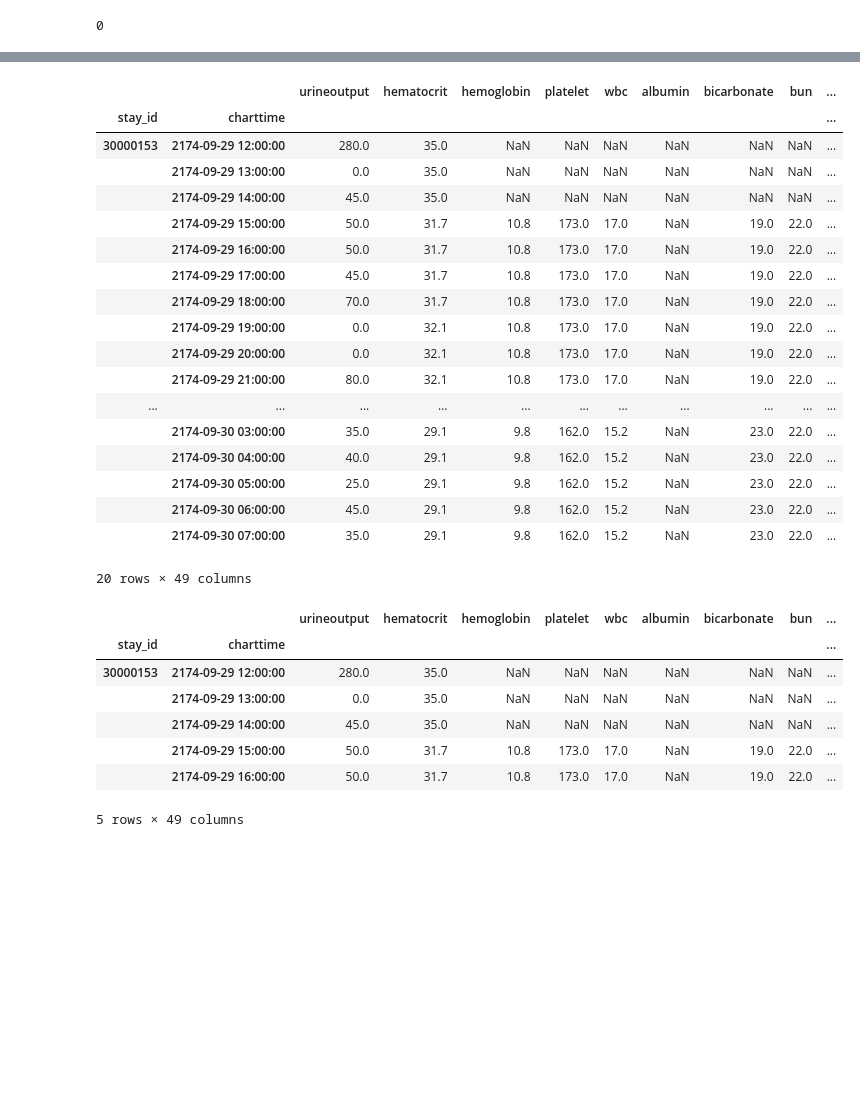
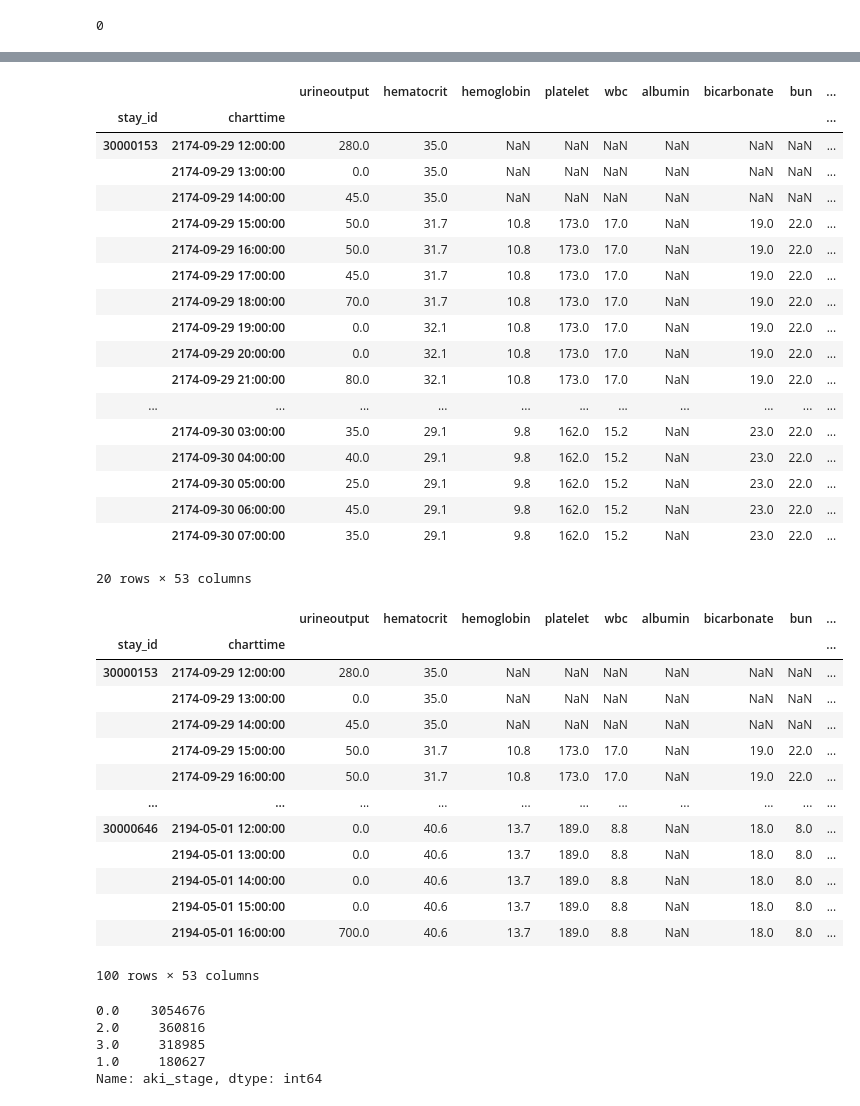
Before and after one commit to aegis301/MIMICTimeSeries, a Jupyter notebook: DataPreparation.ipynb, the cells around one changed output, grey strips where cells are left out. Saved outputs shown, nothing was run; the diff lists cells and outputs as text; code cells hidden in the pictures; blank space fills up the shorter version.

Commit message:
feature: add kdigo stages

```diff
--- a/DataPreparation.ipynb
+++ b/DataPreparation.ipynb
@@ -141,6 +141,14 @@ bg['charttime'] = pd.to_datetime(bg['charttime'])
 bg.set_index(['subject_id'], inplace=True)
 # sort values
 bg.sort_values(by=['subject_id', 'charttime'], inplace=True)
+# %%
+kdigo = pd.read_csv('data/kdigo.csv')
+# coerce datetime
+kdigo['charttime'] = pd.to_datetime(kdigo['charttime'])
+# set indices
+kdigo.set_index(['stay_id'], inplace=True)
+# sort values
+kdigo.sort_values(by=['stay_id', 'charttime'], inplace=True)
 # %% [markdown]
 # Define Cohort
 # %%
@@ -208,7 +216,7 @@ print(len(cohort_subject_ids))
 # %% [markdown]
 ## Function Definition
 # %%
-def resample_df(df: pd.DataFrame, demographics: pd.DataFrame, cohort_stay_ids: pd.Index, sample_indicator: str = "subject_id", time_indicator: str = "charttime", fill_method: str = "ffill") -> pd.DataFrame:
+def resample_df(df: pd.DataFrame, demographics: pd.DataFrame, cohort_stay_ids: pd.Index, sample_indicator: str = "subject_id", time_indicator: str = "charttime", fill_method: str = "ffill", resample_method="mean") -> pd.DataFrame:
     """
     Resamples a dataframe to hourly intervals.
 
@@ -226,6 +234,8 @@ def resample_df(df: pd.DataFrame, demographics: pd.DataFrame, cohort_stay_ids: p
         The column name of the time indicator, by default "charttime".
     fill_method : str, optional
         The method to fill missing values, by default "ffill".
+    resample_method : str, optional
+        The method to resample the dataframe, by default "mean".
     Returns
     -------
     pd.DataFrame
@@ -256,7 +266,12 @@ def resample_df(df: pd.DataFrame, demographics: pd.DataFrame, cohort_stay_ids: p
 
 
     ### RESAMPLING ###
-    df_resampled = df.groupby('stay_id').resample('H', level=time_indicator).mean(numeric_only=True)
+    if resample_method == "mean":
+        df_resampled = df.groupby('stay_id').resample('H', level=time_indicator).mean(numeric_only=True)
+    elif resample_method == "sum":
+        df_resampled = df.groupby('stay_id').resample('H', level=time_indicator).sum(numeric_only=True)
+    elif resample_method == "max":
+        df_resampled = df.groupby('stay_id').resample('H', level=time_indicator).max(numeric_only=True)
     if time_indicator == 'starttime':
         # rename index to charttime
         df_resampled.index = df_resampled.index.rename('charttime', level=-1)
@@ -570,0 +588,3 @@ vitalsign_resampled.head()
+# %%
+kdigo_resampled = resample_df(kdigo, demographics, cohort_stay_ids, sample_indicator="subject_id", time_indicator="charttime", resample_method="max")
+kdigo_resampled.head()
@@ -615,6 +645,8 @@ df = df.merge(epinephrine_resampled["epinephrine_vaso_rate"], how='left', on=['s
 df = df.merge(milrinone_resampled["milrinone_vaso_rate"], how='left', on=['stay_id', 'charttime'])
 df = df.merge(norepinephrine_resampled["norepinephrine_vaso_rate"], how='left', on=['stay_id', 'charttime'])
 df = df.merge(phenylephrine_resampled["phenylephrine_vaso_rate"], how='left', on=['stay_id', 'charttime'])
+# %%
+df = df.merge(kdigo_resampled.drop(columns=["subject_id"]), how='left', on=['stay_id', 'charttime'])
 # %%
 df.head(20)
 # %% [output]
@@ -692,18 +724,32 @@ df.head(20)
 |  | 2174-09-30 05:00:00 | 25.0 | 29.1 | 9.8 | 162.0 | 15.2 | NaN | 23.0 | 22.0 | ... |
 |  | 2174-09-30 06:00:00 | 45.0 | 29.1 | 9.8 | 162.0 | 15.2 | NaN | 23.0 | 22.0 | ... |
 |  | 2174-09-30 07:00:00 | 35.0 | 29.1 | 9.8 | 162.0 | 15.2 | NaN | 23.0 | 22.0 | ... |
-20 rows × 49 columns
+20 rows × 53 columns
 # %%
 # export df to csv
 df.to_csv('data/resampled/merged_resampled.csv')
 # %%
-df.head()
+df.head(100)
 # %% [output]
 |  |  | urineoutput | hematocrit | hemoglobin | platelet | wbc | albumin | bicarbonate | bun | ... |
 | stay_id | charttime |  |  |  |  |  |  |  |  | ... |
 | 30000153 | 2174-09-29 12:00:00 | 280.0 | 35.0 | NaN | NaN | NaN | NaN | NaN | NaN | ... |
 |  | 2174-09-29 13:00:00 | 0.0 | 35.0 | NaN | NaN | NaN | NaN | NaN | NaN | ... |
 |  | 2174-09-29 14:00:00 | 45.0 | 35.0 | NaN | NaN | NaN | NaN | NaN | NaN | ... |
 |  | 2174-09-29 15:00:00 | 50.0 | 31.7 | 10.8 | 173.0 | 17.0 | NaN | 19.0 | 22.0 | ... |
 |  | 2174-09-29 16:00:00 | 50.0 | 31.7 | 10.8 | 173.0 | 17.0 | NaN | 19.0 | 22.0 | ... |
+| ... | ... | ... | ... | ... | ... | ... | ... | ... | ... | ... |
+| 30000646 | 2194-05-01 12:00:00 | 0.0 | 40.6 | 13.7 | 189.0 | 8.8 | NaN | 18.0 | 8.0 | ... |
+|  | 2194-05-01 13:00:00 | 0.0 | 40.6 | 13.7 | 189.0 | 8.8 | NaN | 18.0 | 8.0 | ... |
+|  | 2194-05-01 14:00:00 | 0.0 | 40.6 | 13.7 | 189.0 | 8.8 | NaN | 18.0 | 8.0 | ... |
+|  | 2194-05-01 15:00:00 | 0.0 | 40.6 | 13.7 | 189.0 | 8.8 | NaN | 18.0 | 8.0 | ... |
+|  | 2194-05-01 16:00:00 | 700.0 | 40.6 | 13.7 | 189.0 | 8.8 | NaN | 18.0 | 8.0 | ... |
-5 rows × 49 columns
+100 rows × 53 columns
+# %%
+df.aki_stage.value_counts()
+# %% [output]
+0.0    3054676
+2.0     360816
+3.0     318985
+1.0     180627
+Name: aki_stage, dtype: int64
```
Also changed, not shown: parts of 5 cells of this notebook.
